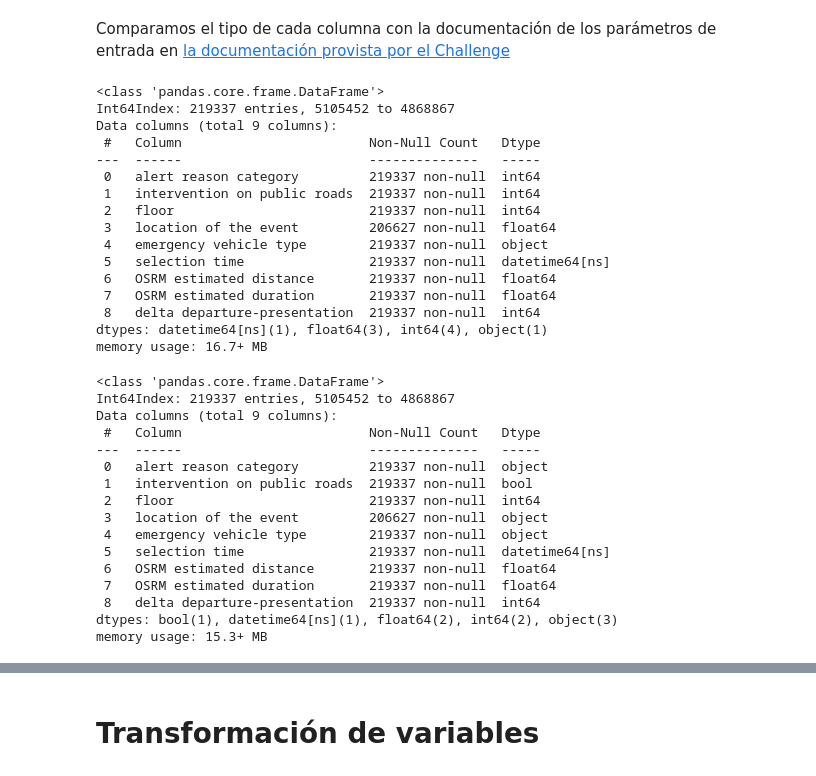
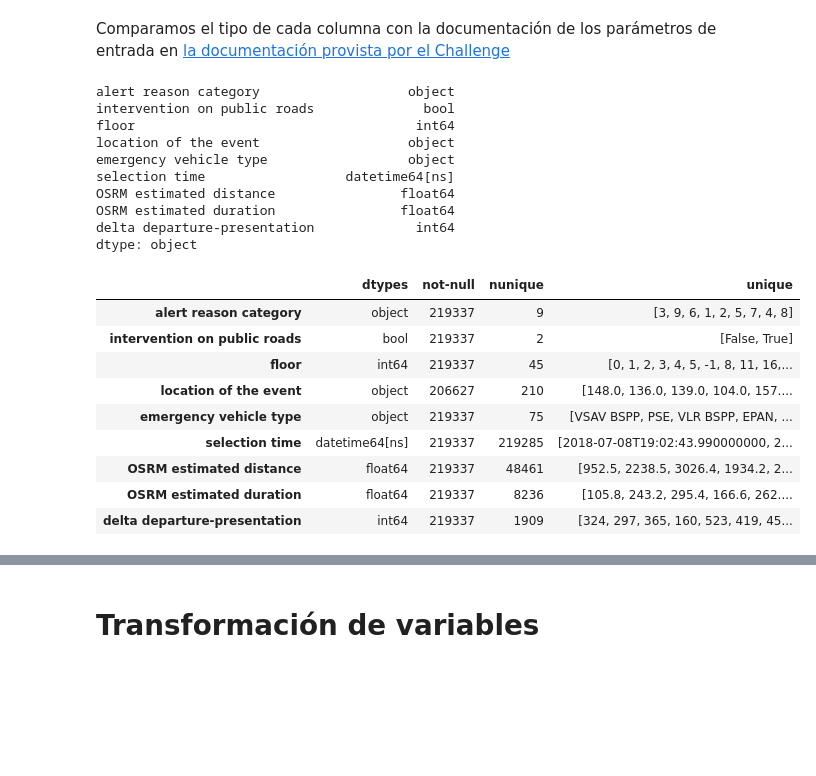
Before and after one commit to AnIsAsPe/Regresion-Robusta-para-estimar-tiempo-de-respuesta-de-un-servicio-de-emergencia, a Jupyter notebook: 1_Response_time_Paris_Fire_Brigade.ipynb, the cells around one changed output, grey strips where cells are left out. Saved outputs shown, nothing was run; the diff lists cells and outputs as text; code cells hidden in the pictures; blank space fills up the shorter version.

```diff
--- a/1_Response_time_Paris_Fire_Brigade.ipynb
+++ b/1_Response_time_Paris_Fire_Brigade.ipynb
@@ -185,45 +199,33 @@ df.head(2)
 # %% [markdown]
 Comparamos el tipo de cada columna con la documentación de los parámetros de entrada en [la documentación provista por el Challenge](https://paris-fire-brigade.github.io/data-challenge/challenge.html)
 # %%
-df.info()
+df.dtypes
 # %% [output]
-<class 'pandas.core.frame.DataFrame'>
-Int64Index: 219337 entries, 5105452 to 4868867
-Data columns (total 9 columns):
- #   Column                        Non-Null Count   Dtype
----  ------                        --------------   -----
- 0   alert reason category         219337 non-null  int64
- 1   intervention on public roads  219337 non-null  int64
- 2   floor                         219337 non-null  int64
- 3   location of the event         206627 non-null  float64
- 4   emergency vehicle type        219337 non-null  object
- 5   selection time                219337 non-null  datetime64[ns]
- 6   OSRM estimated distance       219337 non-null  float64
- 7   OSRM estimated duration       219337 non-null  float64
- 8   delta departure-presentation  219337 non-null  int64
-dtypes: datetime64[ns](1), float64(3), int64(4), object(1)
-memory usage: 16.7+ MB
+alert reason category                   object
+intervention on public roads              bool
+floor                                    int64
+location of the event                   object
+emergency vehicle type                  object
+selection time                  datetime64[ns]
+OSRM estimated distance                float64
+OSRM estimated duration                float64
+delta departure-presentation             int64
+dtype: object
 # %%
 categoricas=['alert reason category','location of the event',
              'emergency vehicle type']
 df[categoricas] = df[categoricas].astype('object')
 
 df['intervention on public roads']=df['intervention on public roads'].astype('bool')
-df.info()
+describe_datos(df)
 # %% [output]
-<class 'pandas.core.frame.DataFrame'>
-Int64Index: 219337 entries, 5105452 to 4868867
-Data columns (total 9 columns):
- #   Column                        Non-Null Count   Dtype
----  ------                        --------------   -----
- 0   alert reason category         219337 non-null  object
- 1   intervention on public roads  219337 non-null  bool
- 2   floor                         219337 non-null  int64
- 3   location of the event         206627 non-null  object
- 4   emergency vehicle type        219337 non-null  object
- 5   selection time                219337 non-null  datetime64[ns]
- 6   OSRM estimated distance       219337 non-null  float64
- 7   OSRM estimated duration       219337 non-null  float64
- 8   delta departure-presentation  219337 non-null  int64
-dtypes: bool(1), datetime64[ns](1), float64(2), int64(2), object(3)
-memory usage: 15.3+ MB
+|  | dtypes | not-null | nunique | unique |
+| alert reason category | object | 219337 | 9 | [3, 9, 6, 1, 2, 5, 7, 4, 8] |
+| intervention on public roads | bool | 219337 | 2 | [False, True] |
+| floor | int64 | 219337 | 45 | [0, 1, 2, 3, 4, 5, -1, 8, 11, 16,... |
+| location of the event | object | 206627 | 210 | [148.0, 136.0, 139.0, 104.0, 157.... |
+| emergency vehicle type | object | 219337 | 75 | [VSAV BSPP, PSE, VLR BSPP, EPAN, ... |
+| selection time | datetime64[ns] | 219337 | 219285 | [2018-07-08T19:02:43.990000000, 2... |
+| OSRM estimated distance | float64 | 219337 | 48461 | [952.5, 2238.5, 3026.4, 1934.2, 2... |
+| OSRM estimated duration | float64 | 219337 | 8236 | [105.8, 243.2, 295.4, 166.6, 262.... |
+| delta departure-presentation | int64 | 219337 | 1909 | [324, 297, 365, 160, 523, 419, 45... |
```
Also changed, not shown: parts of 13 cells of this notebook.
